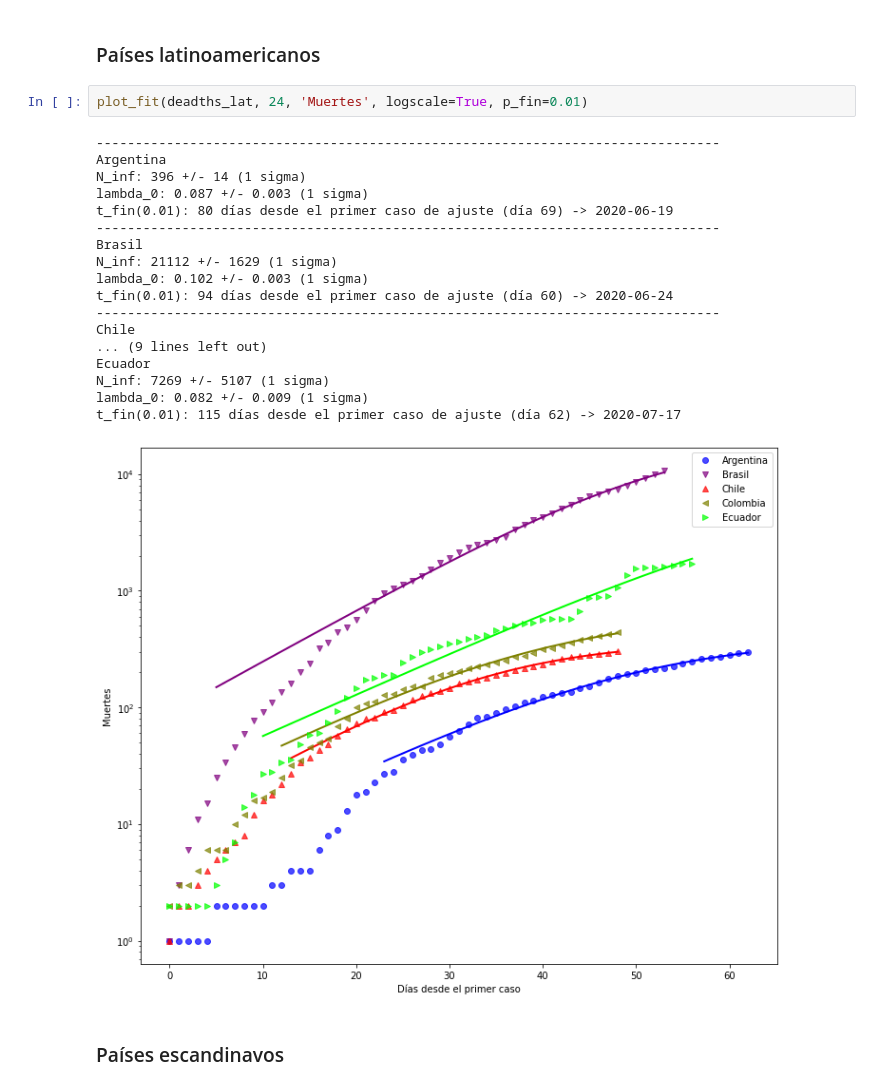
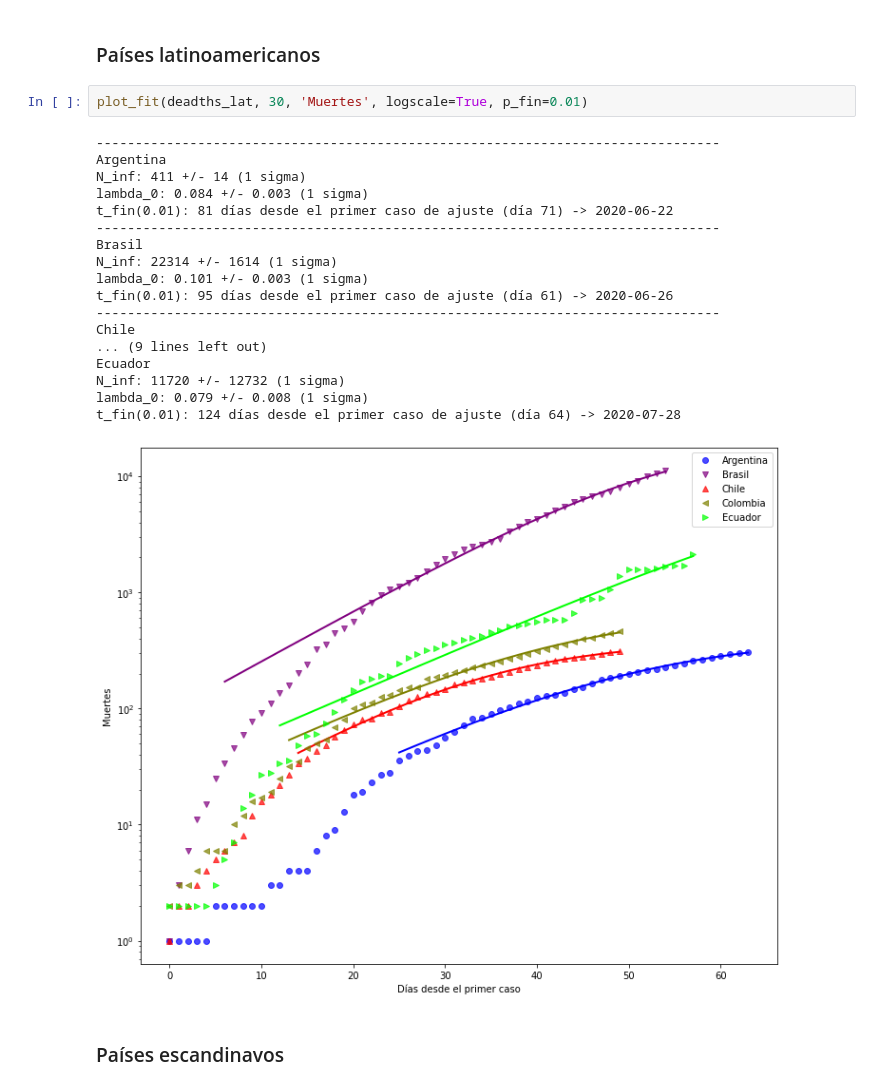
Before and after one commit to manuxch/logistic-covid19, a Jupyter notebook: Logistic_model_COVID-19.ipynb, the cells around one changed output. Cells and saved outputs as stored; diff of their text form.

Commit message:
Actualización diaria de visualizaciones, ajustes y registros

```diff
--- a/Logistic_model_COVID-19.ipynb
+++ b/Logistic_model_COVID-19.ipynb
@@ -276,26 +276,26 @@ t_fin(0.01): 71 días desde el primer caso de ajuste (día 56) -> 2020-05-28
 # %% [markdown]
 ### Países latinoamericanos
 # %%
-plot_fit(deadths_lat, 24, 'Muertes', logscale=True, p_fin=0.01)
+plot_fit(deadths_lat, 30, 'Muertes', logscale=True, p_fin=0.01)
 # %% [output]
 --------------------------------------------------------------------------------
 Argentina
-N_inf: 396 +/- 14 (1 sigma)
-lambda_0: 0.087 +/- 0.003 (1 sigma)
-t_fin(0.01): 80 días desde el primer caso de ajuste (día 69) -> 2020-06-19
+N_inf: 411 +/- 14 (1 sigma)
+lambda_0: 0.084 +/- 0.003 (1 sigma)
+t_fin(0.01): 81 días desde el primer caso de ajuste (día 71) -> 2020-06-22
 --------------------------------------------------------------------------------
 Brasil
-N_inf: 21112 +/- 1629 (1 sigma)
-lambda_0: 0.102 +/- 0.003 (1 sigma)
-t_fin(0.01): 94 días desde el primer caso de ajuste (día 60) -> 2020-06-24
+N_inf: 22314 +/- 1614 (1 sigma)
+lambda_0: 0.101 +/- 0.003 (1 sigma)
+t_fin(0.01): 95 días desde el primer caso de ajuste (día 61) -> 2020-06-26
 --------------------------------------------------------------------------------
 Chile
 ... (9 lines left out)
 Ecuador
-N_inf: 7269 +/- 5107 (1 sigma)
-lambda_0: 0.082 +/- 0.009 (1 sigma)
-t_fin(0.01): 115 días desde el primer caso de ajuste (día 62) -> 2020-07-17
+N_inf: 11720 +/- 12732 (1 sigma)
+lambda_0: 0.079 +/- 0.008 (1 sigma)
+t_fin(0.01): 124 días desde el primer caso de ajuste (día 64) -> 2020-07-28
-[figure, old version]
+[figure, new version]
 # %% [markdown]
 ### Países escandinavos
 # %%
```
Also changed, not shown: parts of 8 cells of this notebook.
